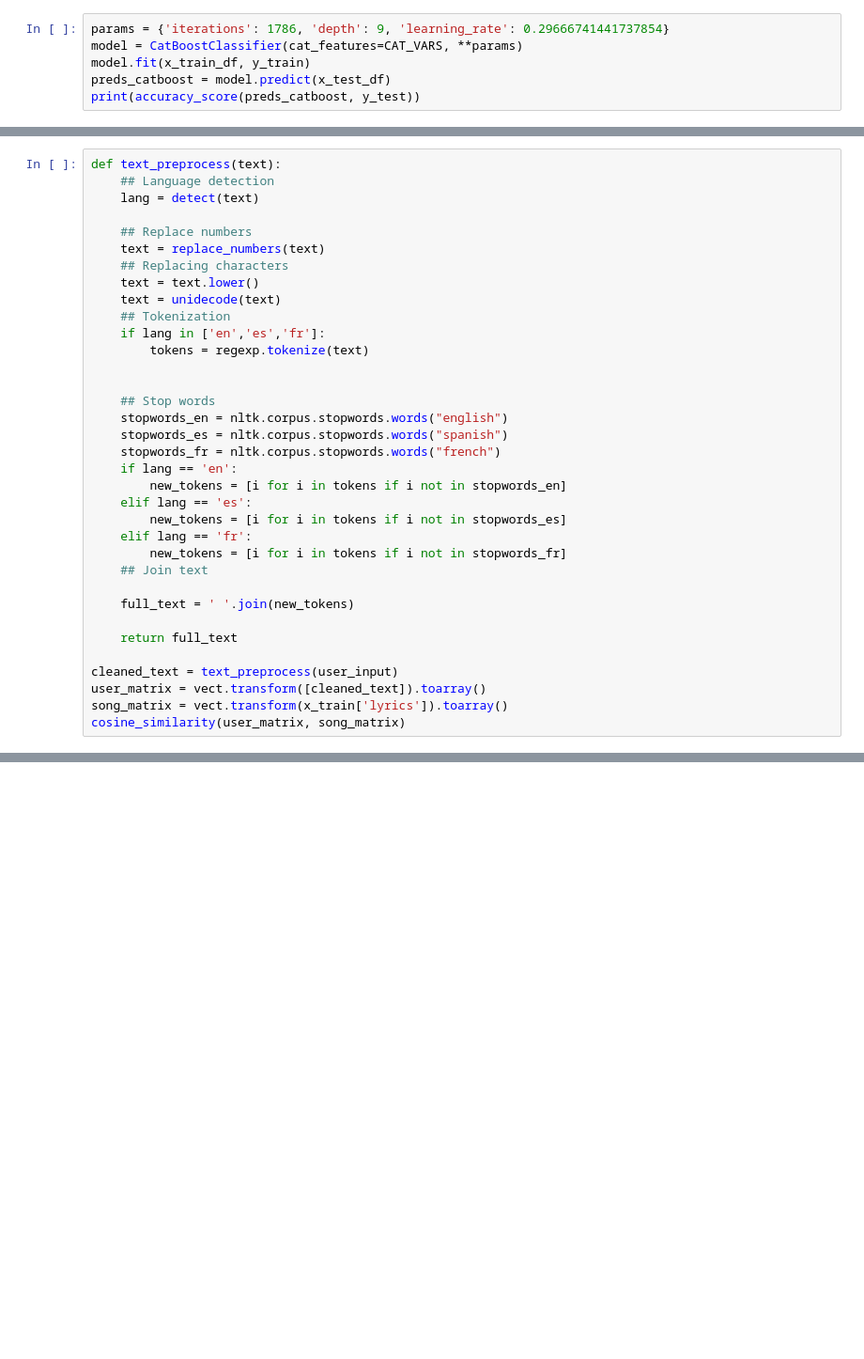
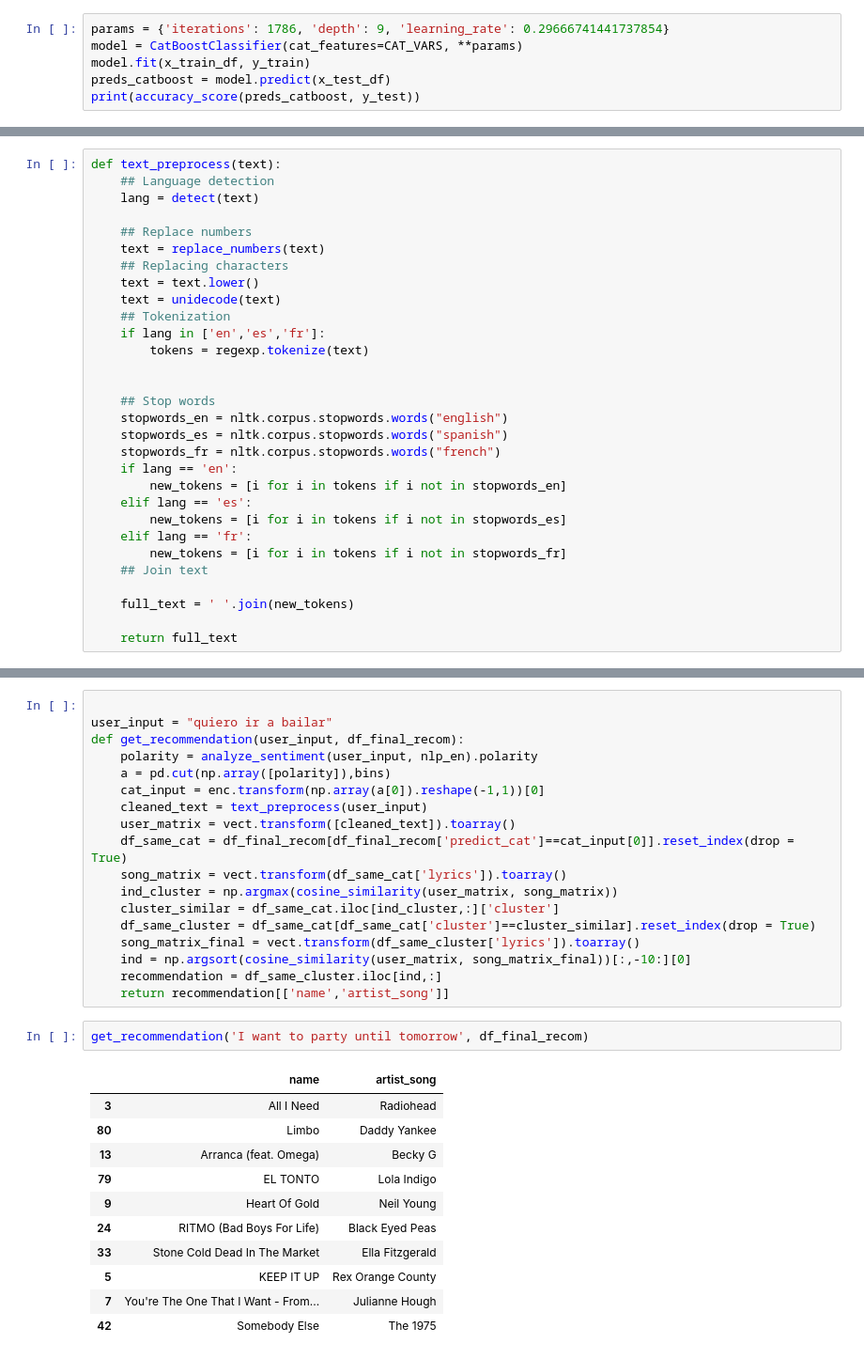
Before and after one commit to aladelca/INSY_662_MMA, a Jupyter notebook: modelling/modelling.ipynb, the cells around one changed output, grey strips where cells are left out. Shown at 94% size. Cells and saved outputs as stored; diff of their text form; blank space fills up the shorter version.

```diff
--- a/modelling/modelling.ipynb
+++ b/modelling/modelling.ipynb
@@ -407,8 +467,3 @@ def text_preprocess(text):
     full_text = ' '.join(new_tokens)
 
     return full_text
-
-cleaned_text = text_preprocess(user_input)
-user_matrix = vect.transform([cleaned_text]).toarray()
-song_matrix = vect.transform(x_train['lyrics']).toarray()
-cosine_similarity(user_matrix, song_matrix)
@@ -443,0 +562,32 @@ predict(data, original_data, vect, model)
+# %%
+
+user_input = "quiero ir a bailar"
+def get_recommendation(user_input, df_final_recom):
+    polarity = analyze_sentiment(user_input, nlp_en).polarity
+    a = pd.cut(np.array([polarity]),bins)
+    cat_input = enc.transform(np.array(a[0]).reshape(-1,1))[0]
+    cleaned_text = text_preprocess(user_input)
+    user_matrix = vect.transform([cleaned_text]).toarray()
+    df_same_cat = df_final_recom[df_final_recom['predict_cat']==cat_input[0]].reset_index(drop = True)
+    song_matrix = vect.transform(df_same_cat['lyrics']).toarray()
+    ind_cluster = np.argmax(cosine_similarity(user_matrix, song_matrix))
+    cluster_similar = df_same_cat.iloc[ind_cluster,:]['cluster']
+    df_same_cluster = df_same_cat[df_same_cat['cluster']==cluster_similar].reset_index(drop = True)
+    song_matrix_final = vect.transform(df_same_cluster['lyrics']).toarray()
+    ind = np.argsort(cosine_similarity(user_matrix, song_matrix_final))[:,-10:][0]
+    recommendation = df_same_cluster.iloc[ind,:]
+    return recommendation[['name','artist_song']]
+# %%
+get_recommendation('I want to party until tomorrow', df_final_recom)
+# %% [output]
+|  | name | artist_song |
+| 3 | All I Need | Radiohead |
+| 80 | Limbo | Daddy Yankee |
+| 13 | Arranca (feat. Omega) | Becky G |
+| 79 | EL TONTO | Lola Indigo |
+| 9 | Heart Of Gold | Neil Young |
+| 24 | RITMO (Bad Boys For Life) | Black Eyed Peas |
+| 33 | Stone Cold Dead In The Market | Ella Fitzgerald |
+| 5 | KEEP IT UP | Rex Orange County |
+| 7 | You're The One That I Want - From... | Julianne Hough |
+| 42 | Somebody Else | The 1975 |
```
Also changed, not shown: parts of 19 cells of this notebook.
